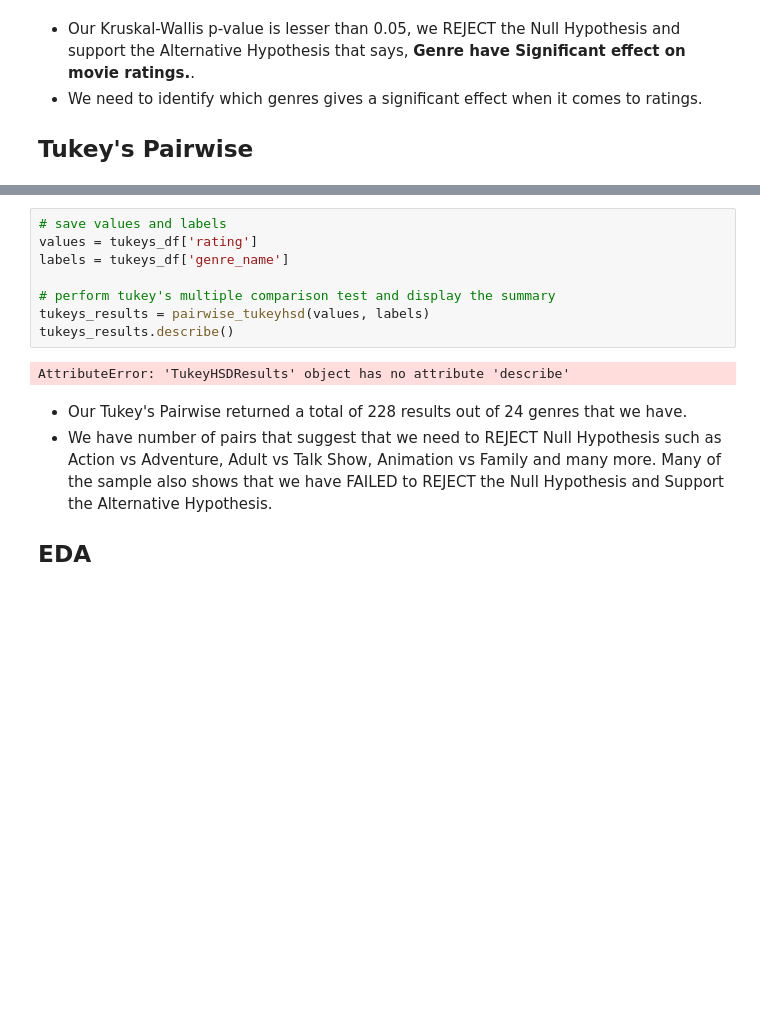
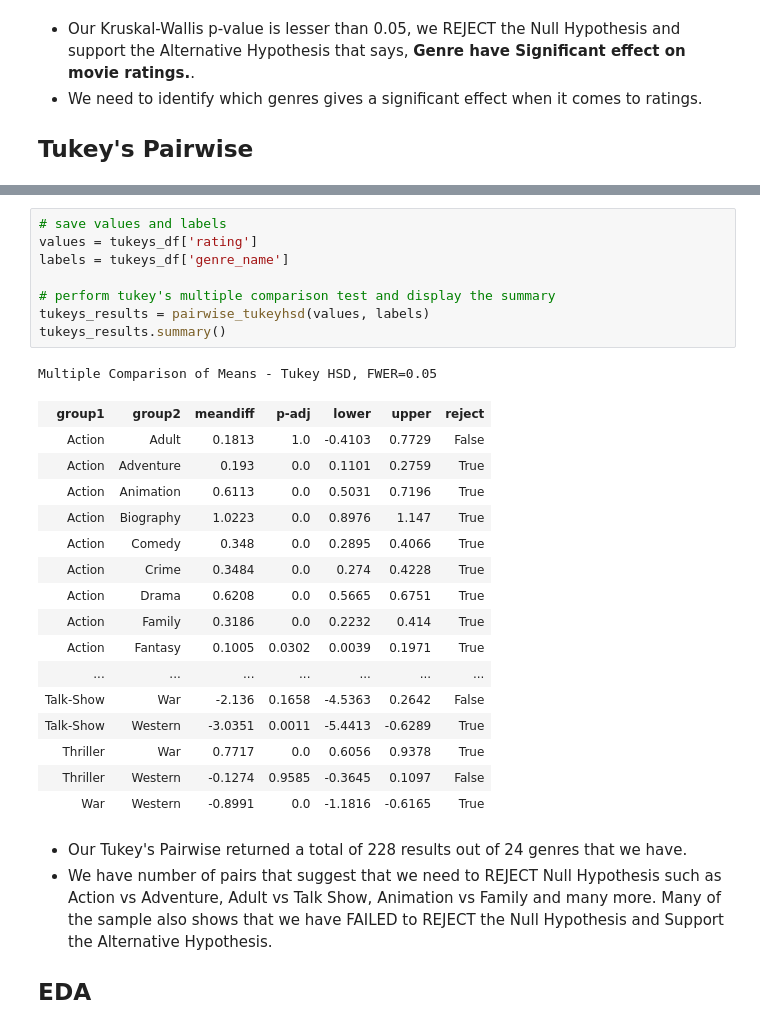
Before and after one commit to juDEcorous/Project-3-Part-1, a Jupyter notebook: Project 3 Part 4 Hypothesis.ipynb, the cells around one changed output, grey strips where cells are left out. Drawn from its saved outputs; the diff is of its cells as text; blank space fills up the shorter version.

```diff
--- a/Project 3 Part 4 Hypothesis.ipynb
+++ b/Project 3 Part 4 Hypothesis.ipynb
@@ -510,13 +511,29 @@ tukeys_df.sample(5)
 # %%
 # save values and labels
 values = tukeys_df['rating']
 labels = tukeys_df['genre_name']
 
 # perform tukey's multiple comparison test and display the summary
 tukeys_results = pairwise_tukeyhsd(values, labels)
-tukeys_results.describe()
+tukeys_results.summary()
 # %% [output]
-AttributeError: 'TukeyHSDResults' object has no attribute 'describe'
+Multiple Comparison of Means - Tukey HSD, FWER=0.05
+| group1 | group2 | meandiff | p-adj | lower | upper | reject |
+| Action | Adult | 0.1813 | 1.0 | -0.4103 | 0.7729 | False |
+| Action | Adventure | 0.193 | 0.0 | 0.1101 | 0.2759 | True |
+| Action | Animation | 0.6113 | 0.0 | 0.5031 | 0.7196 | True |
+| Action | Biography | 1.0223 | 0.0 | 0.8976 | 1.147 | True |
+| Action | Comedy | 0.348 | 0.0 | 0.2895 | 0.4066 | True |
+| Action | Crime | 0.3484 | 0.0 | 0.274 | 0.4228 | True |
+| Action | Drama | 0.6208 | 0.0 | 0.5665 | 0.6751 | True |
+| Action | Family | 0.3186 | 0.0 | 0.2232 | 0.414 | True |
+| Action | Fantasy | 0.1005 | 0.0302 | 0.0039 | 0.1971 | True |
+| ... | ... | ... | ... | ... | ... | ... |
+| Talk-Show | War | -2.136 | 0.1658 | -4.5363 | 0.2642 | False |
+| Talk-Show | Western | -3.0351 | 0.0011 | -5.4413 | -0.6289 | True |
+| Thriller | War | 0.7717 | 0.0 | 0.6056 | 0.9378 | True |
+| Thriller | Western | -0.1274 | 0.9585 | -0.3645 | 0.1097 | False |
+| War | Western | -0.8991 | 0.0 | -1.1816 | -0.6165 | True |
 # %% [markdown]
 - Our Tukey's Pairwise returned a total of 228 results out of 24 genres that we have.
 - We have number of pairs that suggest that we need to REJECT Null Hypothesis such as Action vs Adventure, Adult vs Talk Show, Animation vs Family and many more. Many of the sample also shows that we have FAILED to REJECT the Null Hypothesis and Support the Alternative Hypothesis.
```
Also changed, not shown: parts of 4 cells of this notebook.
